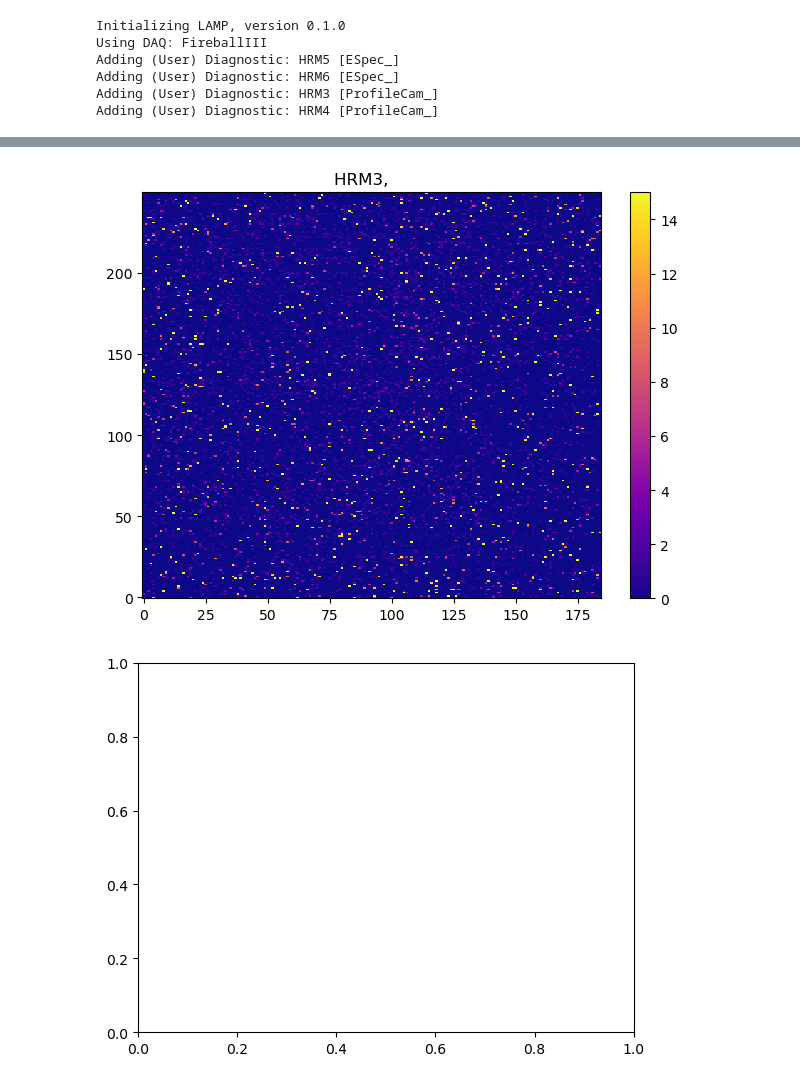
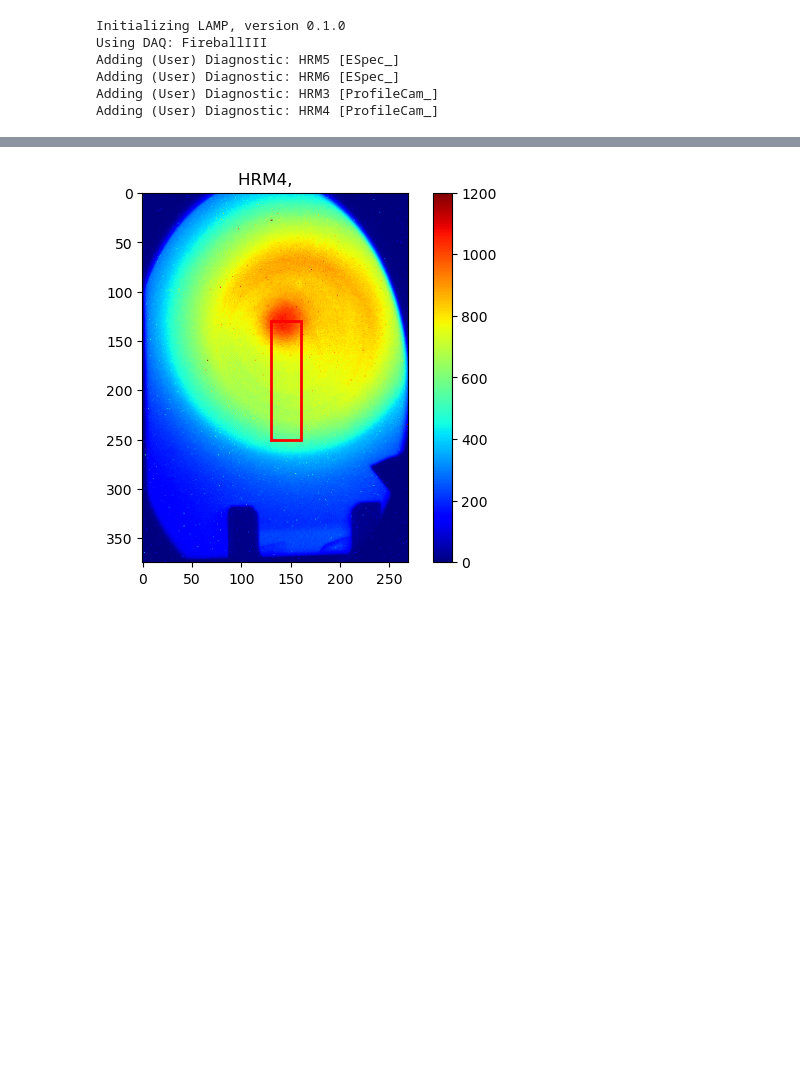
Before and after one commit to ELos385/Fireball_III_analysis, a Jupyter notebook: scripts/profile_cams/profile_cams_test.ipynb, the cells around one changed output, grey strips where cells are left out. Cells and saved outputs as stored; diff of their text form; code cells hidden in the pictures; blank space fills up the shorter version.

```diff
--- a/scripts/profile_cams/profile_cams_test.ipynb
+++ b/scripts/profile_cams/profile_cams_test.ipynb
@@ -24,13 +28,3 @@ HRM4 = ex.get_diagnostic('HRM4')
 # device="HRM4"
 
 shot_dict = {'shot': [1749119460135000]}
-# %%
-# HRM4.config
-
-all_calibs = HRM4.load_calib_file(HRM4.config['calib_file'])
-
-calib_id = "test_perspective"
-if calib_id in all_calibs:
-    calib_dict = all_calibs[calib_id]
-
-calib_dict
@@ -72,10 +30,0 @@ HRM4.list_calibs()
-# %%
-shot_dict = {'shot': [1749119196135000]}
-# shot_dict = {'shot': [1749118053]}
-
-# img, x, y = HRM3.get_proc_shot(shot_dict, calib_id = "HRM3_calib.toml")
-img, x, y = HRM3.get_proc_shot(shot_dict, calib_id = "HRM3_calib.toml")
-
-fig,ax = plt.subplots(figsize=(5,5))
-ax.imshow(img)
-plt.show()
@@ -84,7 +31,12 @@ plt.show()
-# %%
-shot_dict = {'shot': [1749118053]}
-
-fig, ax = HRM3.plot_proc_shot(shot_dict, calib_id="HRM4_calib.toml")
-# %% [output]
-[figure, removed]
-[figure, removed]
+# %%
+fig,ax = HRM4.plot_proc_shot(shot_dict=shot_dict, calib_id="FBIII", colormap="jet", vmax=1200)
+
+roi = RectangleROI(
+    x0 = 130, x1 = 160,
+    y0 = 130, y1 = 250,
+    axis = 1,
+)
+roi.add_to_axis(ax)
+plt.show()
+# %% [output]
+[figure, added]
```
Also changed, not shown: parts of 7 cells of this notebook, 3 other files.
